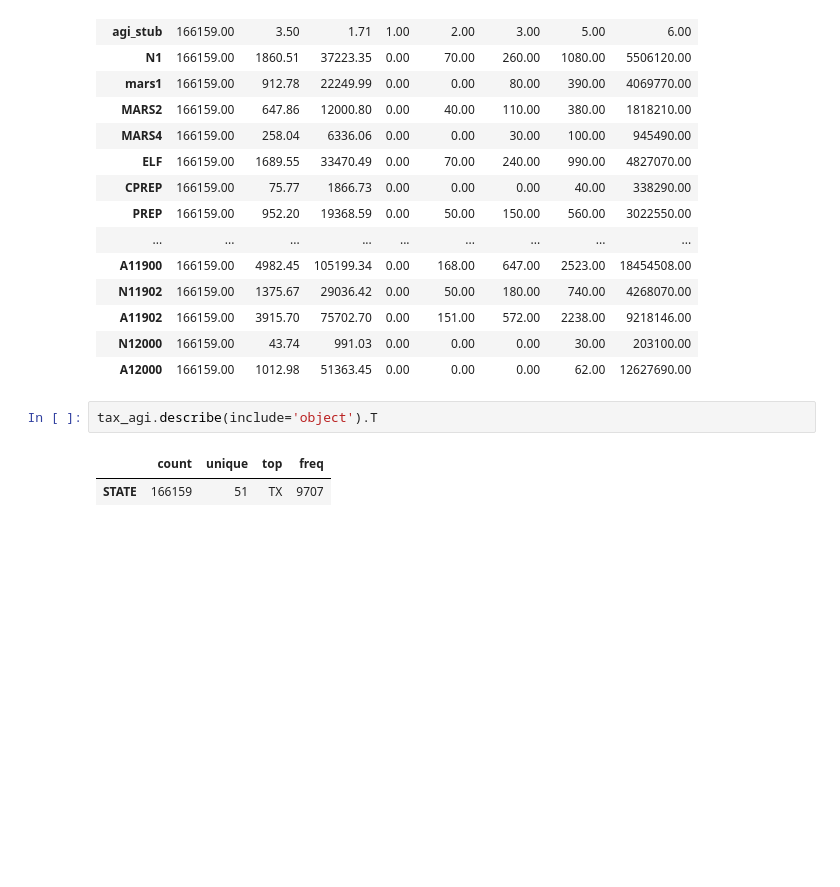
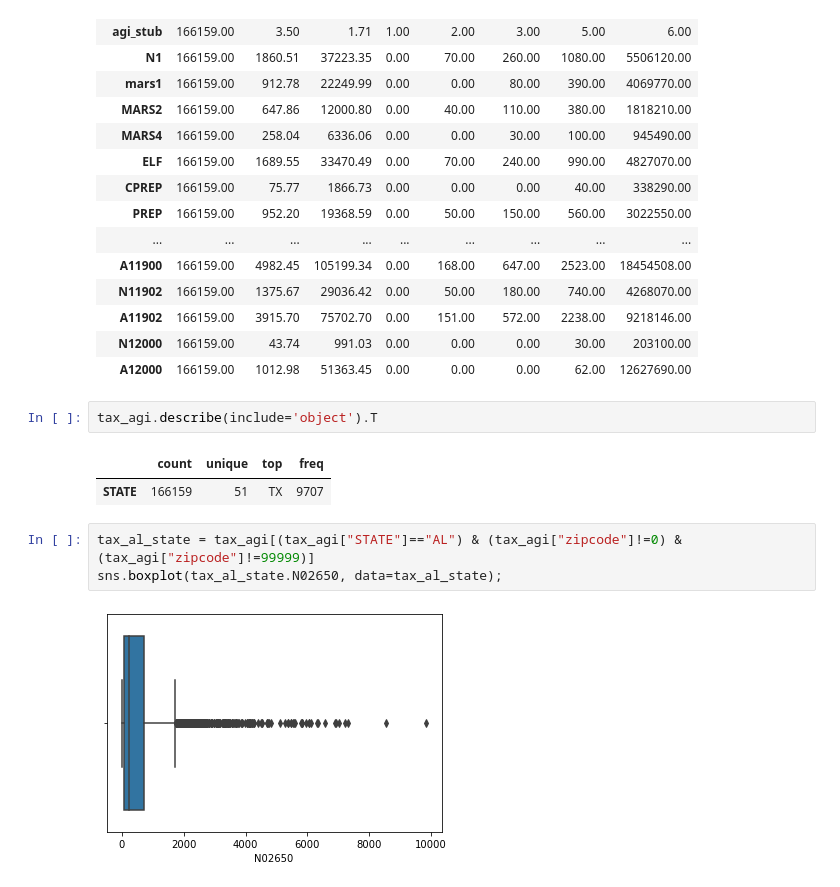
Before and after one commit to furkaneneseren/US-Tax-Analyze, a Jupyter notebook: tax_analyze.ipynb, the cells around one changed output. Drawn from its saved outputs; the diff is of its cells as text; blank space fills up the shorter version.

```diff
--- a/tax_analyze.ipynb
+++ b/tax_analyze.ipynb
@@ -266,3 +281,8 @@ tax_agi.describe(include='object').T
 # %% [output]
 |  | count | unique | top | freq |
 | STATE | 166159 | 51 | TX | 9707 |
+# %%
+tax_al_state = tax_agi[(tax_agi["STATE"]=="AL") & (tax_agi["zipcode"]!=0) & (tax_agi["zipcode"]!=99999)]
+sns.boxplot(tax_al_state.N02650, data=tax_al_state);
+# %% [output]
+[figure, added]
```
Also changed, not shown: parts of 4 cells of this notebook, 1 other file.
